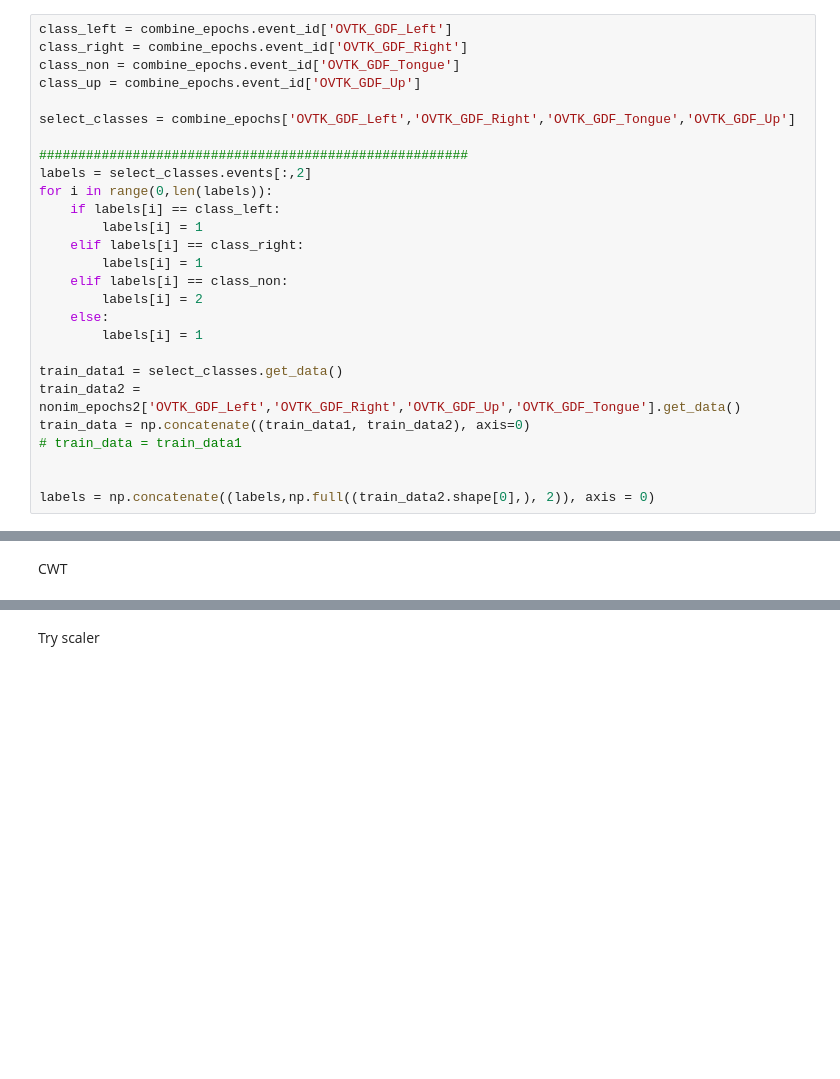
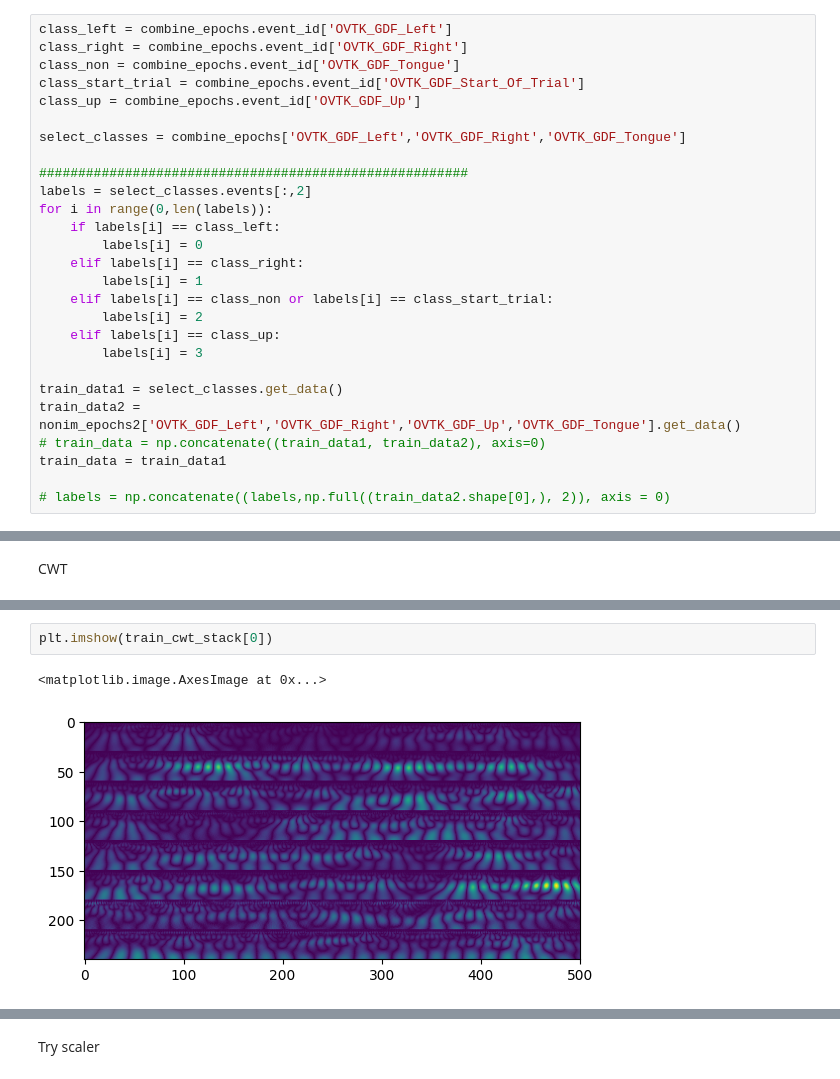
Before and after one commit to pipogood/Senior_Thesis, a Jupyter notebook: 00_Unicorn_deep.ipynb, the cells around one changed output, grey strips where cells are left out. Cells and saved outputs as stored; diff of their text form; blank space fills up the shorter version.

```diff
--- a/00_Unicorn_deep.ipynb
+++ b/00_Unicorn_deep.ipynb
@@ -155,29 +141,29 @@ combine_epochs.event_id
 class_left = combine_epochs.event_id['OVTK_GDF_Left']
 class_right = combine_epochs.event_id['OVTK_GDF_Right']
 class_non = combine_epochs.event_id['OVTK_GDF_Tongue']
+class_start_trial = combine_epochs.event_id['OVTK_GDF_Start_Of_Trial']
 class_up = combine_epochs.event_id['OVTK_GDF_Up']
 
-select_classes = combine_epochs['OVTK_GDF_Left','OVTK_GDF_Right','OVTK_GDF_Tongue','OVTK_GDF_Up']
+select_classes = combine_epochs['OVTK_GDF_Left','OVTK_GDF_Right','OVTK_GDF_Tongue']
 
 #######################################################
 labels = select_classes.events[:,2]
 for i in range(0,len(labels)):
     if labels[i] == class_left:
-        labels[i] = 1
+        labels[i] = 0
     elif labels[i] == class_right:
         labels[i] = 1
-    elif labels[i] == class_non:
+    elif labels[i] == class_non or labels[i] == class_start_trial:
         labels[i] = 2
-    else:
-        labels[i] = 1
+    elif labels[i] == class_up:
+        labels[i] = 3
 
 train_data1 = select_classes.get_data()
 train_data2 = nonim_epochs2['OVTK_GDF_Left','OVTK_GDF_Right','OVTK_GDF_Up','OVTK_GDF_Tongue'].get_data()
-train_data = np.concatenate((train_data1, train_data2), axis=0)
-# train_data = train_data1
+# train_data = np.concatenate((train_data1, train_data2), axis=0)
+train_data = train_data1
 
-
-labels = np.concatenate((labels,np.full((train_data2.shape[0],), 2)), axis = 0)
+# labels = np.concatenate((labels,np.full((train_data2.shape[0],), 2)), axis = 0)
 # %%
 train_data.shape
 # %% [output]
@@ -368,0 +372,5 @@ print(np.shape(train_cwt_stack))
+# %%
+plt.imshow(train_cwt_stack[0])
+# %% [output]
+<matplotlib.image.AxesImage at 0x...>
+[figure, added]
```
Also changed, not shown: parts of 24 cells of this notebook, 32 other files.
